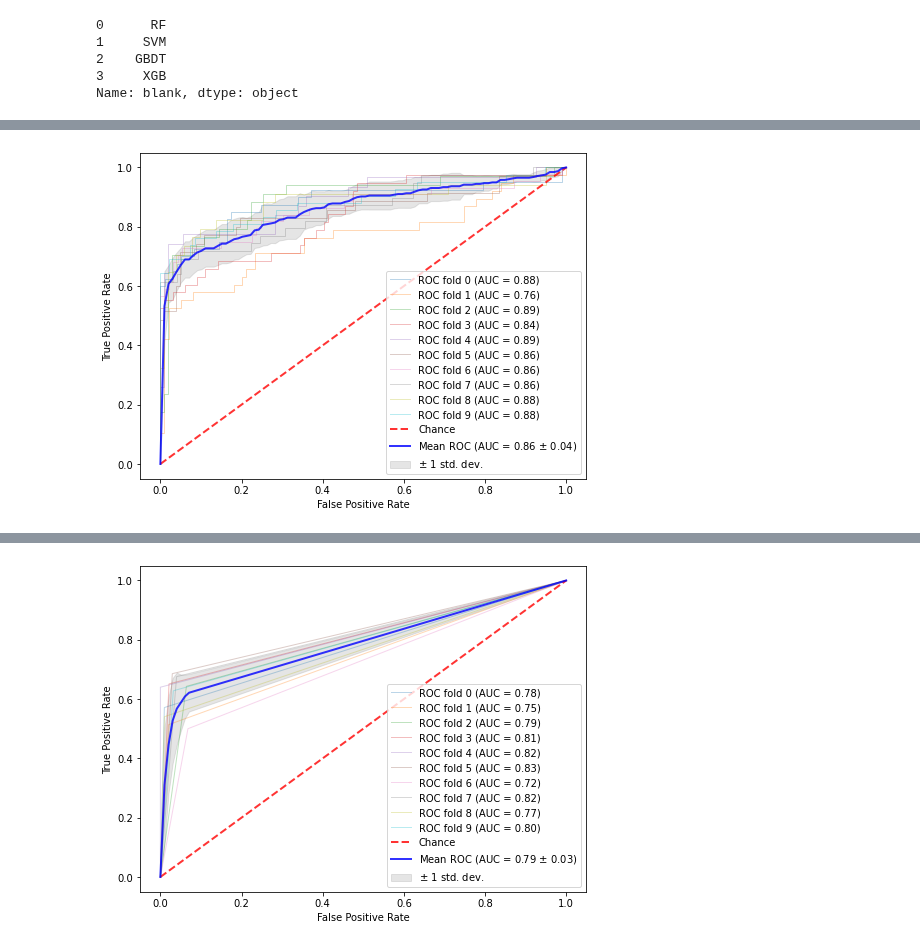
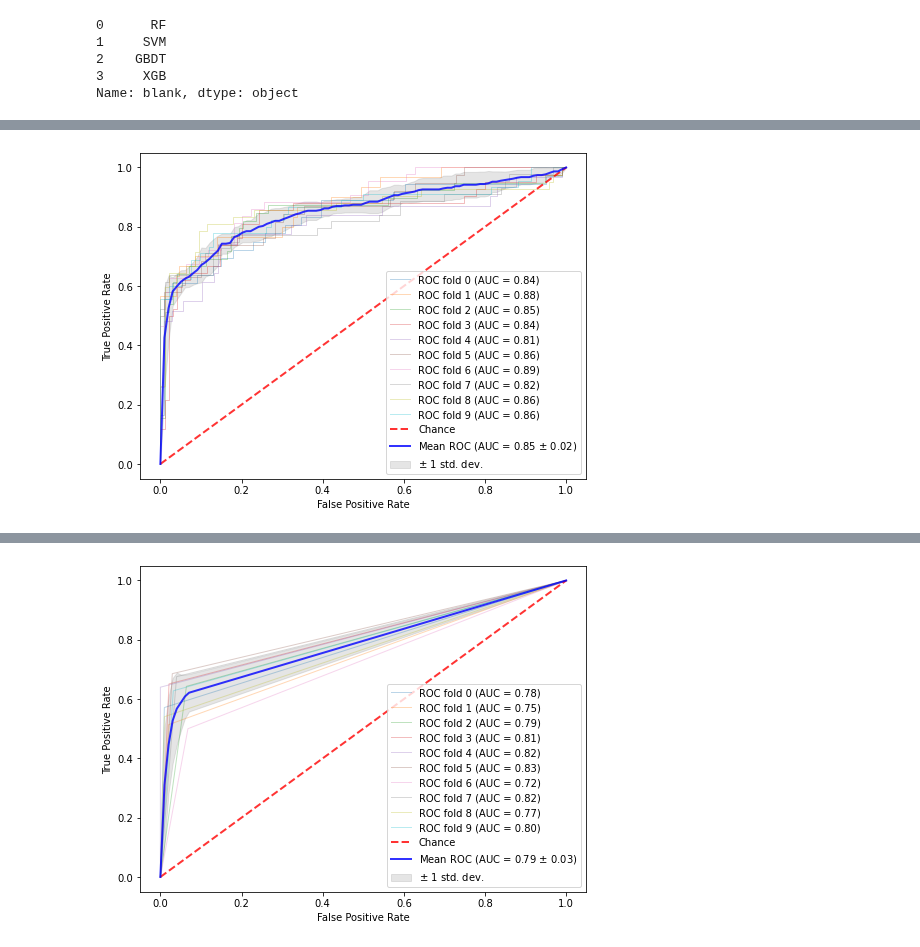
Before and after one commit to zenoWZH/sherry, a Jupyter notebook: data_transform/voting_boxcox.ipynb, the cells around one changed output, grey strips where cells are left out. Cells and saved outputs as stored; diff of their text form; code cells hidden in the pictures.

```diff
--- a/data_transform/voting_boxcox.ipynb
+++ b/data_transform/voting_boxcox.ipynb
@@ -83,12 +37,12 @@ from sklearn.svm import SVC
 from xgboost import XGBClassifier
 from sklearn.ensemble import VotingClassifier
 
-clfrf = RandomForestClassifier(n_estimators=35, max_depth= 5, max_features= 4)
+clfrf = RandomForestClassifier(n_estimators=45, max_depth= 21, max_features= 7, min_samples_split= 2, min_samples_leaf=2, bootstrap=True)
 #clfSVC =  SVC(C= 20, kernel = 'linear', probability= True)
 clfSVC = SVC(C= 100, gamma= 'scale', kernel = 'linear', probability= True)
-clfGBDT = GradientBoostingClassifier(n_estimators=45, max_depth= 4, max_features= 3)
+clfGBDT = GradientBoostingClassifier(n_estimators= 45, max_depth= 9, max_features= 6,  min_samples_leaf= 4, min_samples_split= 4)
 #clfXGBT = XGBClassifier(n_estimators=35, max_depth= 5, learning_rate= 0.01)
-clfXGBT = XGBClassifier(n_estimators=70, max_depth= 6, min_child_weight=1, learning_rate= 0.01)
+clfXGBT = XGBClassifier(n_estimators= 55, max_depth= 6, min_child_weight= 1, learning_rate= 0.01, gamma=0.1)
 
 df_weights = pd.read_csv("../Weight_new.csv")
 
@@ -178,6 +132,7 @@ from sklearn.metrics import roc_curve, auc
 from sklearn.model_selection import StratifiedKFold
 
 #if len(Y)
+max_weights = [3,2,3,2]
 n_classes = Y.shape
 cv = ShuffleSplit(10, test_size = .2, train_size = .8)
 classifier = VotingClassifier(estimators=[('rf',clfrf),('svc',clfSVC),('gbdt',clfGBDT),('xgbt',clfXGBT)], voting='soft', weights= max_weights)
@@ -199,34 +154,34 @@ for train, test in cv.split(X, Y):
     roc_auc = auc(fpr, tpr)
     aucs.append(roc_auc)
     plt.plot(fpr, tpr, lw=1, alpha=0.3,
              label='ROC fold %d (AUC = %0.2f)' % (i, roc_auc))
 
     i += 1
 plt.plot([0, 1], [0, 1], linestyle='--', lw=2, color='r',
          label='Chance', alpha=.8)
 
 mean_tpr = np.mean(tprs, axis=0)
 mean_tpr[-1] = 1.0
 mean_auc = auc(mean_fpr, mean_tpr)
 std_auc = np.std(aucs)
 plt.plot(mean_fpr, mean_tpr, color='b',
          label=r'Mean ROC (AUC = %0.2f $\pm$ %0.2f)' % (mean_auc, std_auc),
          lw=2, alpha=.8)
 
 std_tpr = np.std(tprs, axis=0)
 tprs_upper = np.minimum(mean_tpr + std_tpr, 1)
 tprs_lower = np.maximum(mean_tpr - std_tpr, 0)
 plt.fill_between(mean_fpr, tprs_lower, tprs_upper, color='grey', alpha=.2,
                  label=r'$\pm$ 1 std. dev.')
 
 plt.xlim([-0.05, 1.05])
 plt.ylim([-0.05, 1.05])
 plt.xlabel('False Positive Rate')
 plt.ylabel('True Positive Rate')
 plt.legend(loc="lower right")
 plt.show()
 # %% [output]
-[figure, old version]
+[figure, new version]
 # %%
 from tqdm import tqdm
 from sklearn.model_selection import cross_val_score, ShuffleSplit
```
Also changed, not shown: parts of 3 cells of this notebook, 1 other file.
